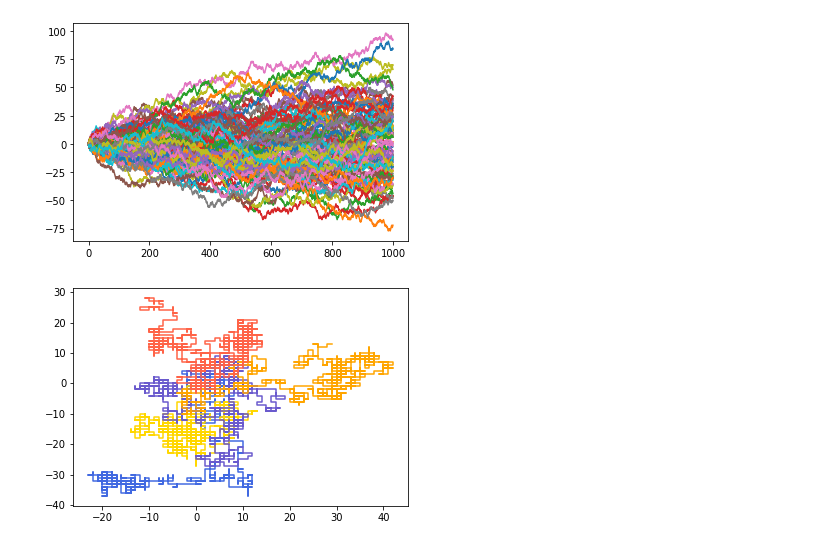
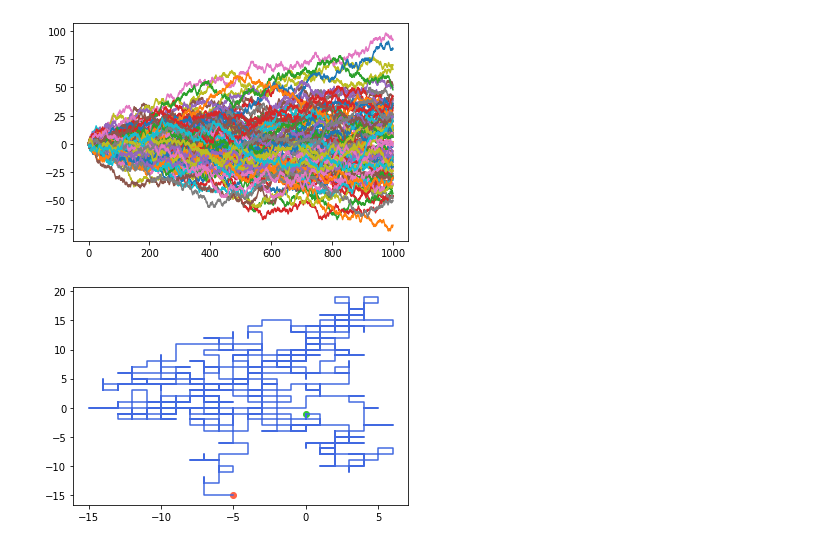
Before and after one commit to eerii/cilantro, a Jupyter notebook: tema_05/numeros_aleatorios.ipynb, the cells around one changed output. Saved outputs shown, nothing was run; the diff lists cells and outputs as text; code cells hidden in the pictures.

```diff
--- a/tema_05/numeros_aleatorios.ipynb
+++ b/tema_05/numeros_aleatorios.ipynb
@@ -20,24 +21,26 @@ for i in range(runs):
 # %%
 # 2D Random walk
 
 def step_2D():
     z = r.random()
     if z < 0.25:
         return (0,1)
     elif z < 0.5:
         return (0,-1)
     elif z < 0.75:
         return (1,0)
     return (-1,0)
 
 n = 1000
-runs = 5
+runs = 1
 colors = ["royalblue", "gold", "slateblue", "orange", "tomato"]
 
 for i in range(runs):
     steps = [step_2D() for i in range(n)]
     sx = np.cumsum([s[0] for s in steps])
     sy = np.cumsum([s[1] for s in steps])
     plt.plot(sx, sy, color=colors[i])
+    plt.scatter(sx[0], sy[0], color="limegreen")
+    plt.scatter(sx[-1], sy[-1], color="tomato")
 # %% [output]
-[figure, old version]
+[figure, new version]
```
Also changed, not shown: parts of 5 cells of this notebook.
